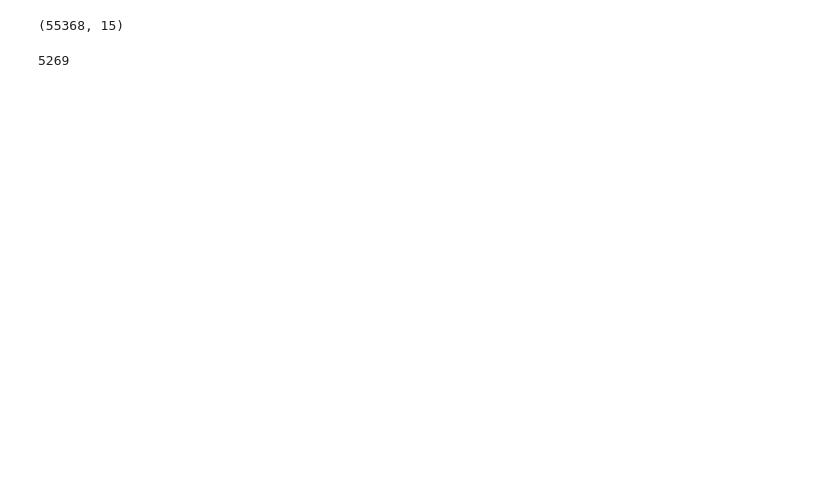
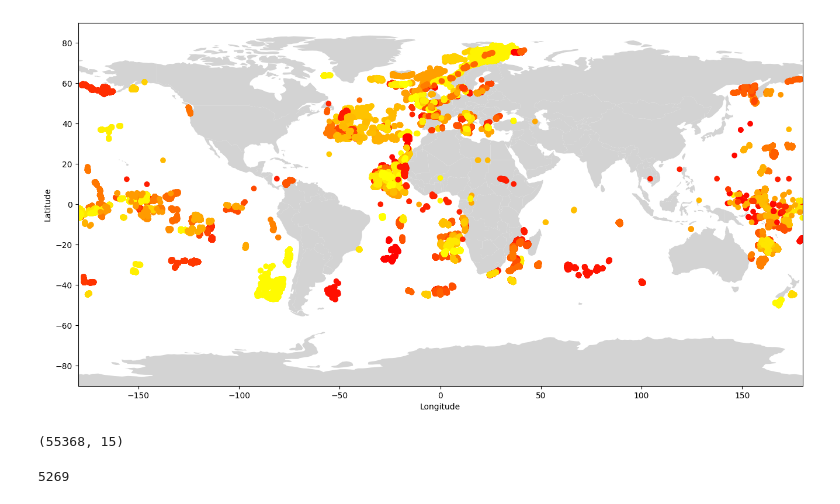
Before and after one commit to DukeDucray/fishing_classification, a Jupyter notebook: notebook/disabling.ipynb, the cells around one changed output. Cells and saved outputs as stored; diff of their text form; code cells hidden in the pictures; blank space fills up the shorter version.

```diff
--- a/notebook/disabling.ipynb
+++ b/notebook/disabling.ipynb
@@ -29,3 +29,5 @@ import warnings
 warnings.filterwarnings('ignore')
 
 %matplotlib inline
+# %%
+fishing = pd.read_csv('../data/preprocessed/preproc.csv')
@@ -31,0 +43,9 @@ warnings.filterwarnings('ignore')
+# %%
+fishing_df = fishing.loc[fishing['is_fishing'].isin([1])]
+# %%
+geometry = [Point(xy) for xy in zip(fishing_df['lon'], fishing_df['lat'])]
+crs = {'init':'epsg:4326'}
+fish = gpd.GeoDataFrame(fishing_df, #specify our data
+                          crs=crs, #specify our coordinate reference system
+                          geometry=geometry) #specify the geometry list we created
+fish.head()
@@ -32,3 +60,26 @@ warnings.filterwarnings('ignore')
+# %%
+# Getting world map data from geo pandas
+worldmap = gpd.read_file(gpd.datasets.get_path("naturalearth_lowres"))
+
+# Creating axes and plotting world map
+fig, ax = plt.subplots(figsize=(16, 10))
+worldmap.plot(color="lightgrey", ax=ax)
+
+# Plotting Longitudes and Latitudes of one boat
+x = fish['lon']
+y = fish['lat']
+boats = fish['mmsi']
+plt.scatter(x, y, c=boats, cmap='autumn')
+
+# Creating axis limits and title
+plt.xlim([-180, 180])
+plt.ylim([-90, 90])
+
+plt.xlabel("Longitude")
+plt.ylabel("Latitude")
+plt.show()
+# %% [output]
+[figure, added]
 # %%
 df =pd.read_csv('../data/raw_data/ais_disabling_events.csv')
 # %%
```
Also changed, not shown: parts of 2 cells of this notebook, 6 other files.
